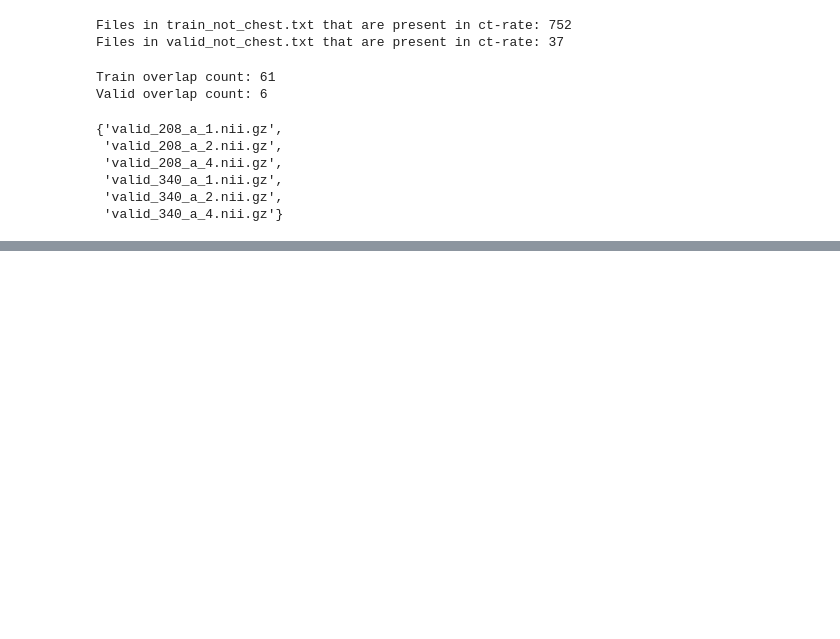
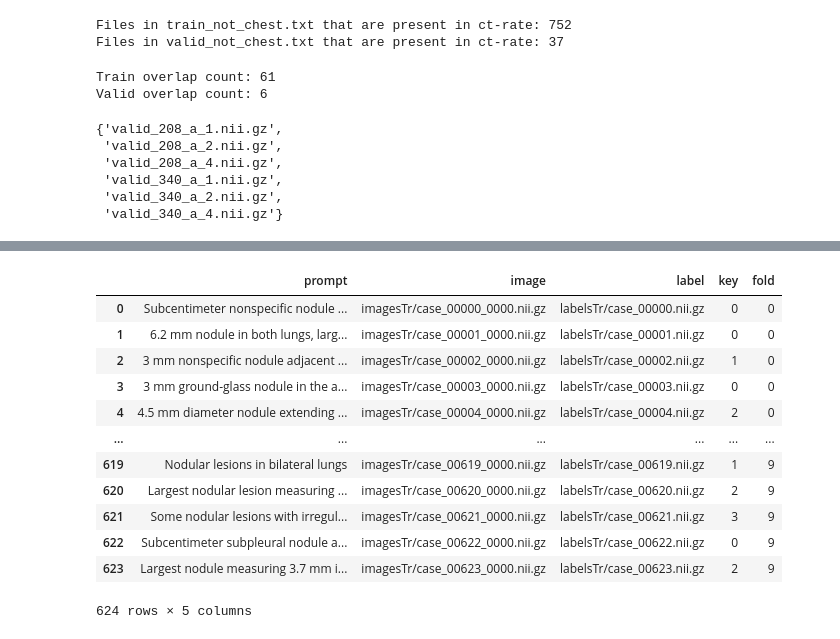
Before and after one commit to ckekula/fyp-3d-ct, a Jupyter notebook: models/eda.ipynb, the cells around one changed output, grey strips where cells are left out. Cells and saved outputs as stored; diff of their text form; code cells hidden in the pictures; blank space fills up the shorter version.

```diff
--- a/models/eda.ipynb
+++ b/models/eda.ipynb
@@ -316,0 +345,16 @@ shortlisted_abnormalities = [
+# %%
+pd.DataFrame(data["training"])
+# %% [output]
+|  | prompt | image | label | key | fold |
+| 0 | Subcentimeter nonspecific nodule ... | imagesTr/case_00000_0000.nii.gz | labelsTr/case_00000.nii.gz | 0 | 0 |
+| 1 | 6.2 mm nodule in both lungs, larg... | imagesTr/case_00001_0000.nii.gz | labelsTr/case_00001.nii.gz | 0 | 0 |
+| 2 | 3 mm nonspecific nodule adjacent ... | imagesTr/case_00002_0000.nii.gz | labelsTr/case_00002.nii.gz | 1 | 0 |
+| 3 | 3 mm ground-glass nodule in the a... | imagesTr/case_00003_0000.nii.gz | labelsTr/case_00003.nii.gz | 0 | 0 |
+| 4 | 4.5 mm diameter nodule extending ... | imagesTr/case_00004_0000.nii.gz | labelsTr/case_00004.nii.gz | 2 | 0 |
+| ... | ... | ... | ... | ... | ... |
+| 619 | Nodular lesions in bilateral lungs | imagesTr/case_00619_0000.nii.gz | labelsTr/case_00619.nii.gz | 1 | 9 |
+| 620 | Largest nodular lesion measuring ... | imagesTr/case_00620_0000.nii.gz | labelsTr/case_00620.nii.gz | 2 | 9 |
+| 621 | Some nodular lesions with irregul... | imagesTr/case_00621_0000.nii.gz | labelsTr/case_00621.nii.gz | 3 | 9 |
+| 622 | Subcentimeter subpleural nodule a... | imagesTr/case_00622_0000.nii.gz | labelsTr/case_00622.nii.gz | 0 | 9 |
+| 623 | Largest nodule measuring 3.7 mm i... | imagesTr/case_00623_0000.nii.gz | labelsTr/case_00623.nii.gz | 2 | 9 |
+624 rows × 5 columns
```
Also changed, not shown: parts of 8 cells of this notebook, 9 other files.
